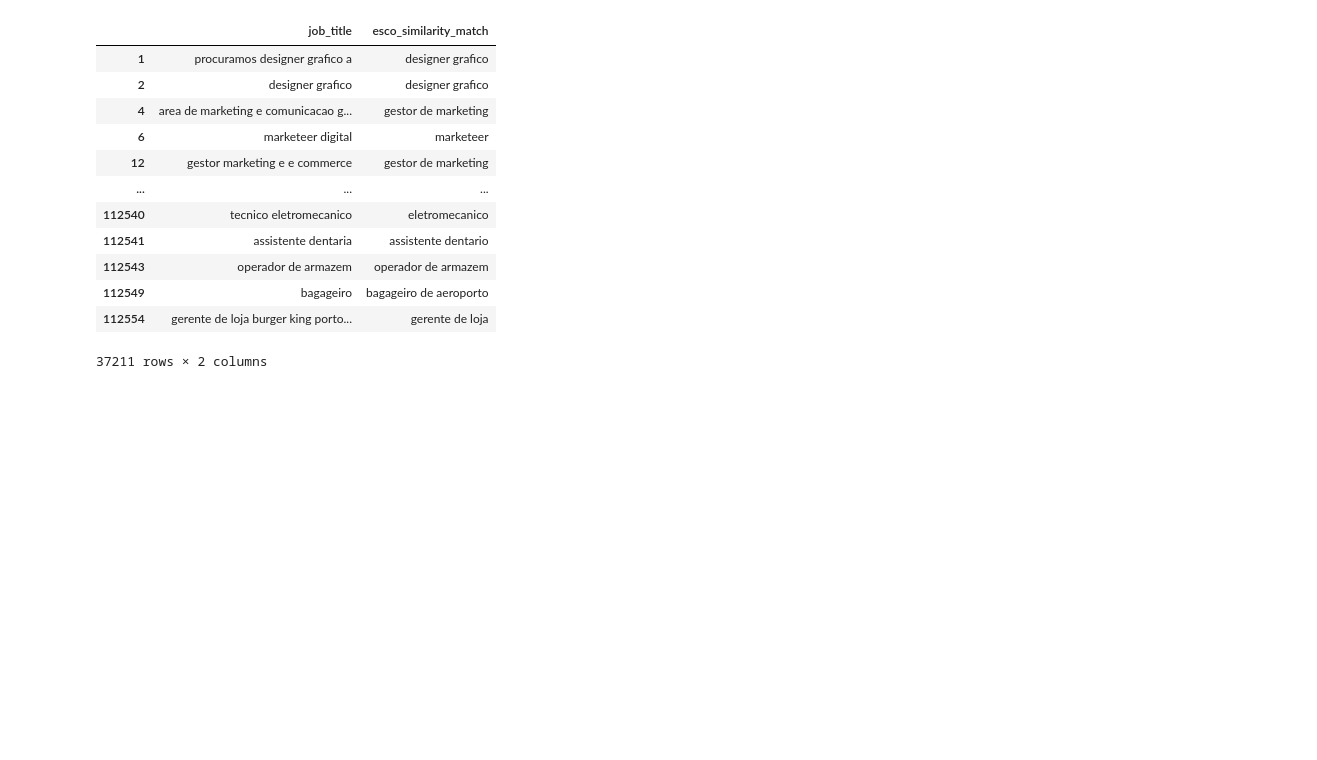
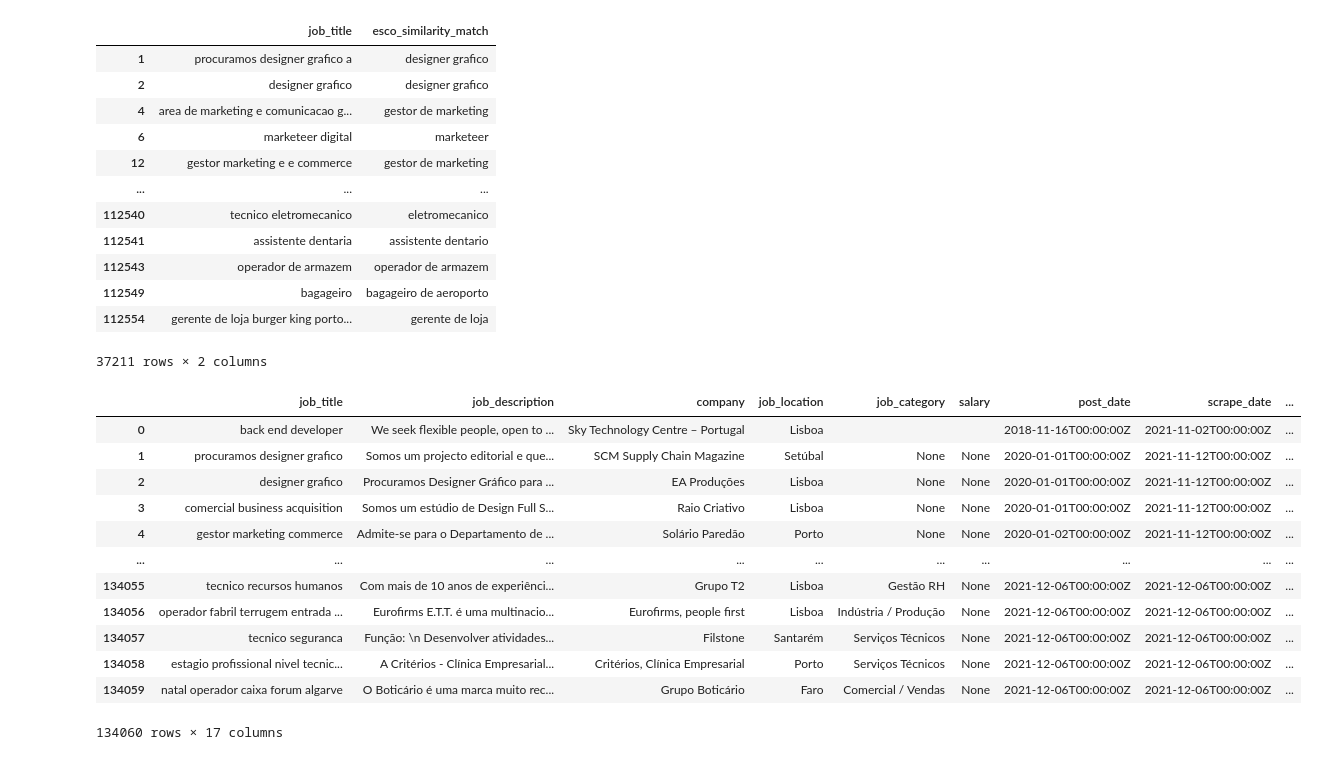
Before and after one commit to gilnribeiro/Work-Project, a Jupyter notebook: Code/ESCO project/ESCO.ipynb, the cells around one changed output. Cells and saved outputs as stored; diff of their text form; code cells hidden in the pictures; blank space fills up the shorter version.

Commit message:
Update Data Collection and add ESCO files

```diff
--- a/Code/ESCO project/ESCO.ipynb
+++ b/Code/ESCO project/ESCO.ipynb
@@ -415,0 +439,18 @@ test[~mask][['job_title','esco_similarity_match']]
+# %%
+esco_data = pd.read_json('esco_project_data_with_similarity.json')
+# %%
+esco_data
+# %% [output]
+|  | job_title | job_description | company | job_location | job_category | salary | post_date | scrape_date | ... |
+| 0 | back end developer | We seek flexible people, open to ... | Sky Technology Centre – Portugal | Lisboa |  |  | 2018-11-16T00:00:00Z | 2021-11-02T00:00:00Z | ... |
+| 1 | procuramos designer grafico | Somos um projecto editorial e que... | SCM Supply Chain Magazine | Setúbal | None | None | 2020-01-01T00:00:00Z | 2021-11-12T00:00:00Z | ... |
+| 2 | designer grafico | Procuramos Designer Gráfico para ... | EA Produções | Lisboa | None | None | 2020-01-01T00:00:00Z | 2021-11-12T00:00:00Z | ... |
+| 3 | comercial business acquisition | Somos um estúdio de Design Full S... | Raio Criativo | Lisboa | None | None | 2020-01-01T00:00:00Z | 2021-11-12T00:00:00Z | ... |
+| 4 | gestor marketing commerce | Admite-se para o Departamento de ... | Solário Paredão | Porto | None | None | 2020-01-02T00:00:00Z | 2021-11-12T00:00:00Z | ... |
+| ... | ... | ... | ... | ... | ... | ... | ... | ... | ... |
+| 134055 | tecnico recursos humanos | Com mais de 10 anos de experiênci... | Grupo T2 | Lisboa | Gestão RH | None | 2021-12-06T00:00:00Z | 2021-12-06T00:00:00Z | ... |
+| 134056 | operador fabril terrugem entrada ... | Eurofirms E.T.T. é uma multinacio... | Eurofirms, people first | Lisboa | Indústria / Produção | None | 2021-12-06T00:00:00Z | 2021-12-06T00:00:00Z | ... |
+| 134057 | tecnico seguranca | Função: \n Desenvolver atividades... | Filstone | Santarém | Serviços Técnicos | None | 2021-12-06T00:00:00Z | 2021-12-06T00:00:00Z | ... |
+| 134058 | estagio profissional nivel tecnic... | A Critérios - Clínica Empresarial... | Critérios, Clínica Empresarial | Porto | Serviços Técnicos | None | 2021-12-06T00:00:00Z | 2021-12-06T00:00:00Z | ... |
+| 134059 | natal operador caixa forum algarve | O Boticário é uma marca muito rec... | Grupo Boticário | Faro | Comercial / Vendas | None | 2021-12-06T00:00:00Z | 2021-12-06T00:00:00Z | ... |
+134060 rows × 17 columns
```
Also changed, not shown: parts of 6 cells of this notebook, 22 other files.
